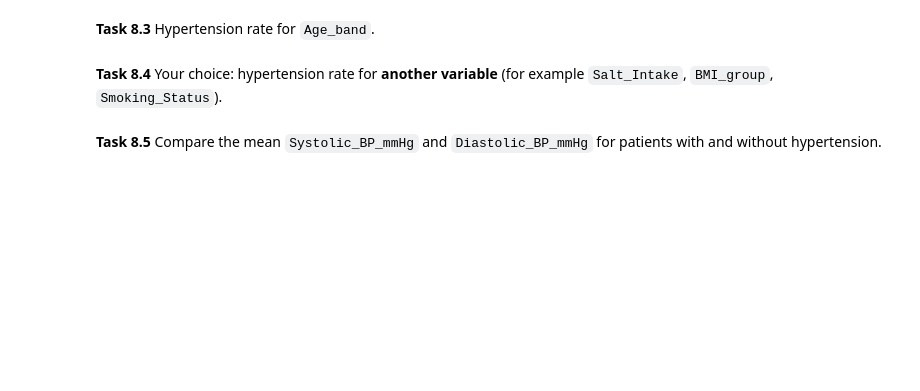
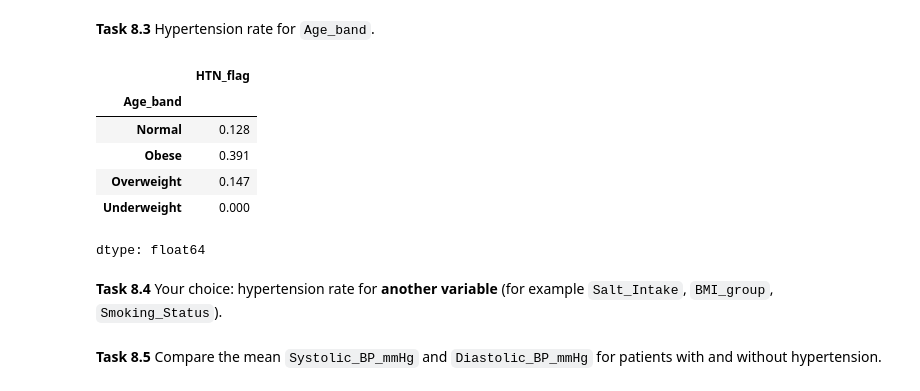
Before and after one commit to alexzotov1234/Week_5, a Jupyter notebook: Week5_Workshop_Pandas_Student.ipynb, the cells around one changed output. Cells and saved outputs as stored; diff of their text form; code cells hidden in the pictures; blank space fills up the shorter version.

```diff
--- a/Week5_Workshop_Pandas_Student.ipynb
+++ b/Week5_Workshop_Pandas_Student.ipynb
@@ -765,6 +778,15 @@ TypeError: 'ellipsis' object is not callable
 **Task 8.3** Hypertension rate for `Age_band`.
 # %%
 # your code here
+df.groupby('Age_band')['HTN_flag'].mean().round(3)
+# %% [output]
+|  | HTN_flag |
+| Age_band |  |
+| Normal | 0.128 |
+| Obese | 0.391 |
+| Overweight | 0.147 |
+| Underweight | 0.000 |
+dtype: float64
 # %% [markdown]
 **Task 8.4** Your choice: hypertension rate for **another variable** (for example `Salt_Intake`, `BMI_group`, `Smoking_Status`).
 # %%
```
Also changed, not shown: parts of 6 cells of this notebook.
